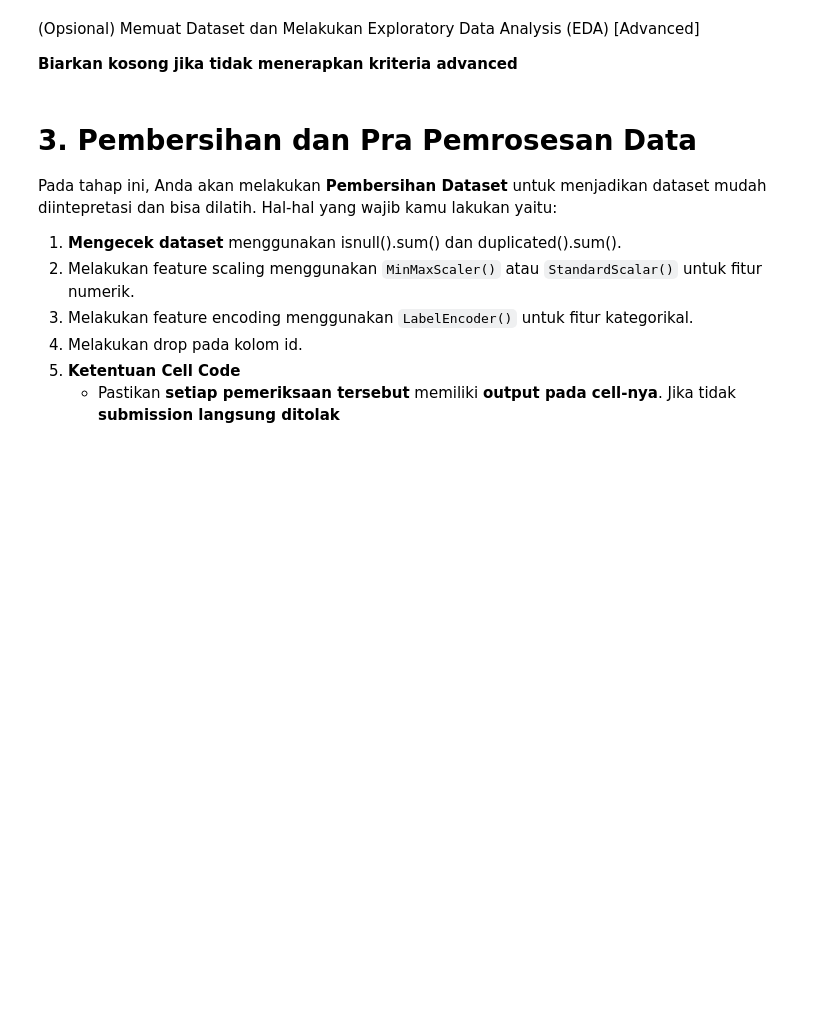
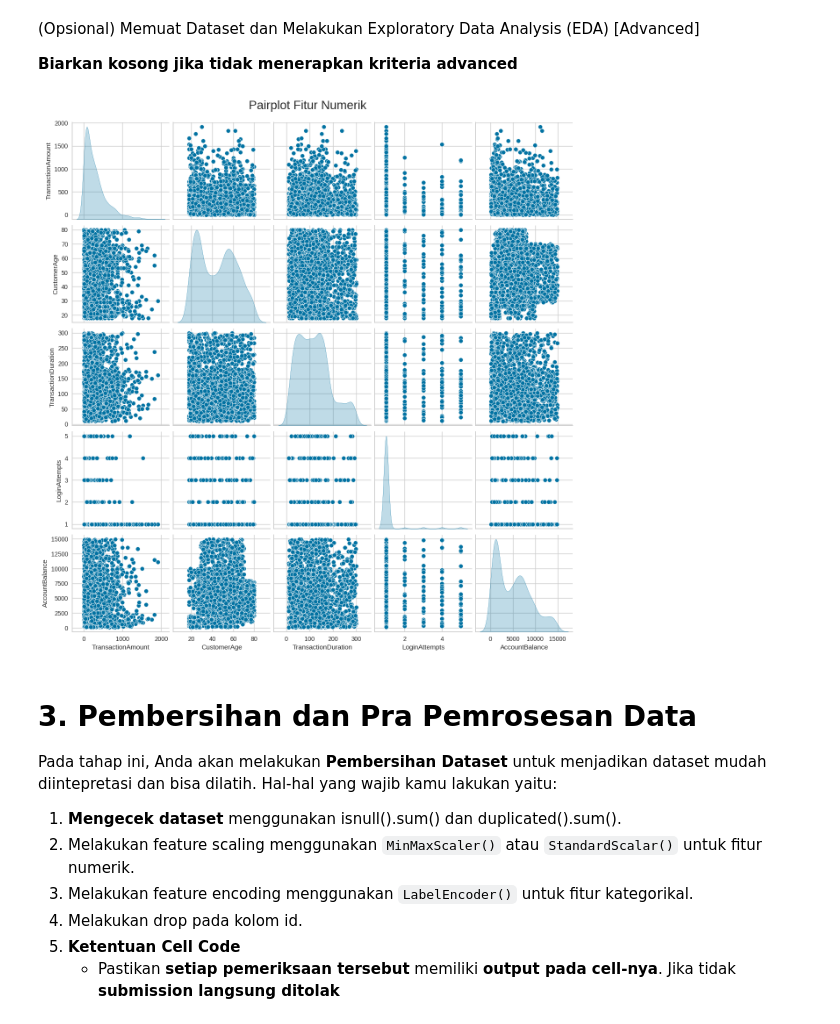
Before and after one commit to ReynardAdimas/Asah, a Jupyter notebook: [Clustering]_Submission_Akhir_BMLP_Reynard_Adimas_Nabil.ipynb, the cells around one changed output. Cells and saved outputs as stored; diff of their text form; code cells hidden in the pictures; blank space fills up the shorter version.

```diff
--- a/[Clustering]_Submission_Akhir_BMLP_Reynard_Adimas_Nabil.ipynb
+++ b/[Clustering]_Submission_Akhir_BMLP_Reynard_Adimas_Nabil.ipynb
@@ -90,6 +155,11 @@ Kriteria 1 akan diterima ketika Anda menggunakan fungsi yang diminta tanpa menam
 **Biarkan kosong jika tidak menerapkan kriteria advanced**
 # %%
 # Visualisasi yang lebih informatif (Opsional Advanced 1)
+sns.pairplot(df[numerical_cols.columns], diag_kind='kde')
+plt.suptitle('Pairplot Fitur Numerik', y=1.02, fontsize=20)
+plt.show()
+# %% [output]
+[figure, added]
 # %% [markdown]
 # **3. Pembersihan dan Pra Pemrosesan Data**
 
```
Also changed, not shown: parts of 31 cells of this notebook.
